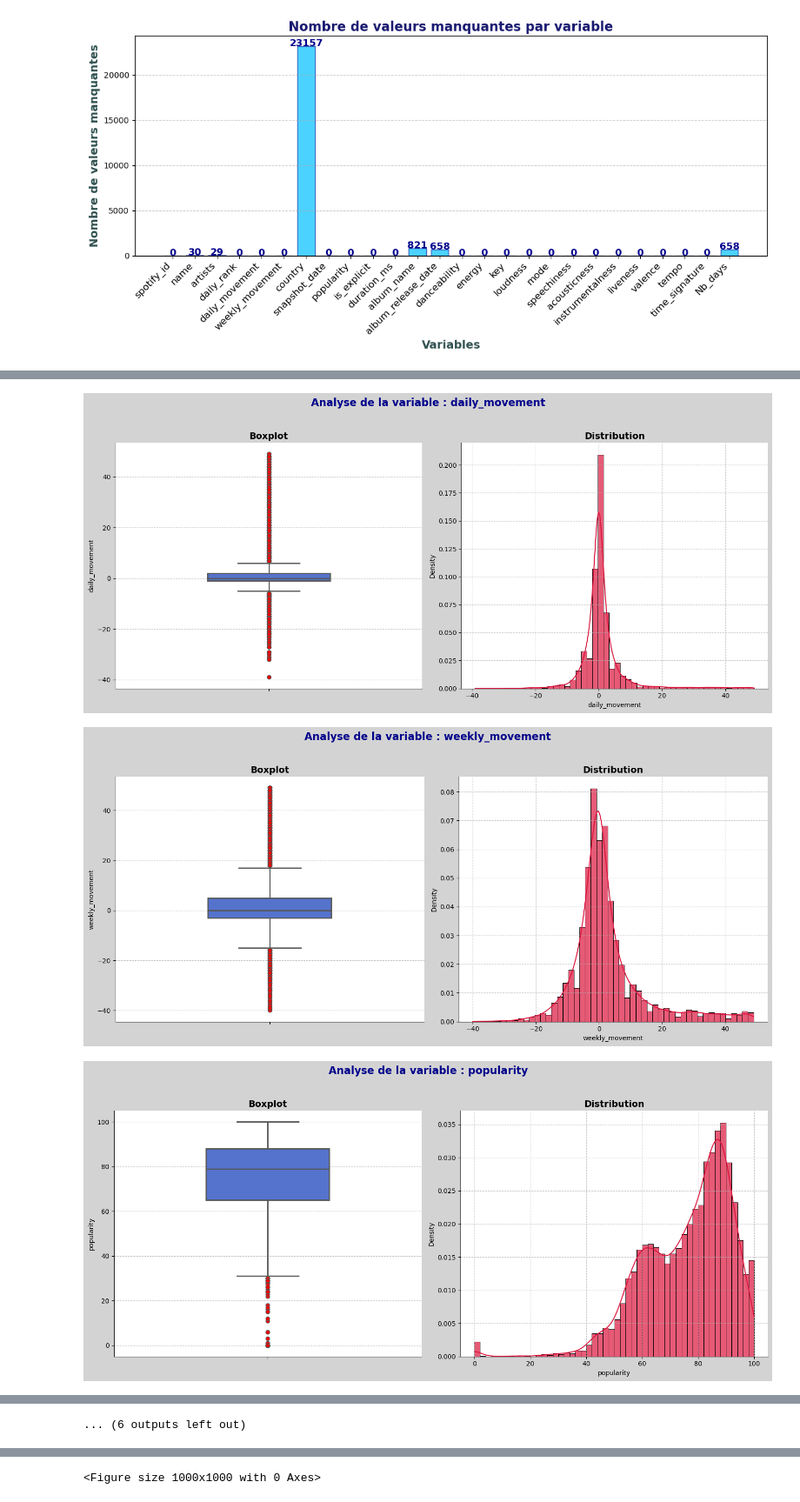
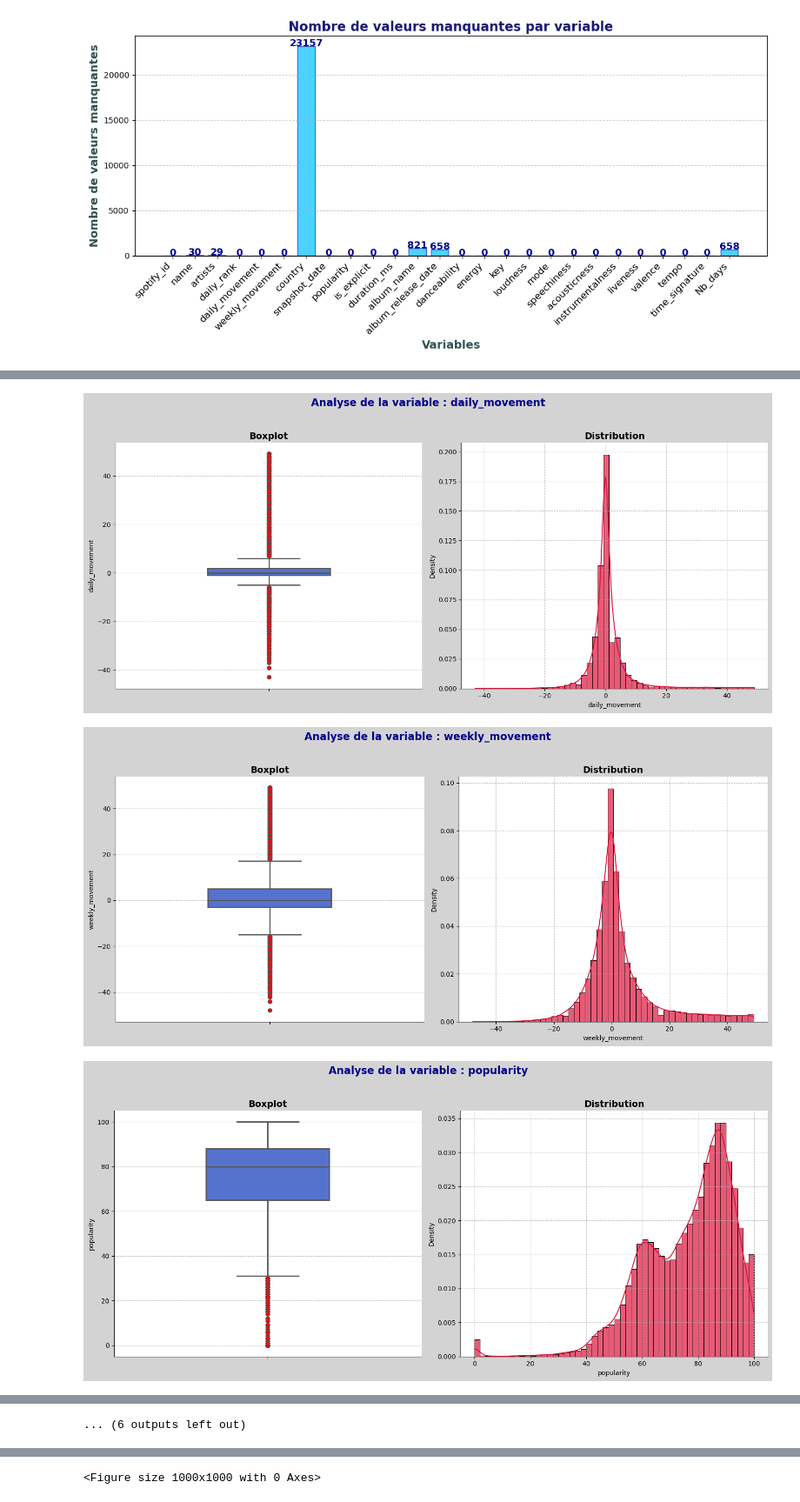
Before and after one commit to Elouan-Michy/Regression-lineaire, a Jupyter notebook: Base_spotify_pandas-Copy11.ipynb, the cells around one changed output, grey strips where cells are left out. Shown at 87% size. Saved outputs shown, nothing was run; the diff lists cells and outputs as text; code cells hidden in the pictures.

```diff
--- a/Base_spotify_pandas-Copy11.ipynb
+++ b/Base_spotify_pandas-Copy11.ipynb
@@ -205,7 +218,7 @@ Base["country"] = Base["country"].fillna("WW")
 # Fixer la graine pour les résultats reproductibles
 np.random.seed(42)
 
-N_experience = 10000  # Nombre d'échantillons
+N_experience = 50000  # Nombre d'échantillons
 
 # Sélection des variables quantitatives
 Base_numeric = Base.select_dtypes(include=['int64', 'float64'])
@@ -272,3 +285,3 @@ for i in range(p_num):
-[figure, old version]
+[figure, new version]
-[figure, old version]
+[figure, new version]
-[figure, old version]
+[figure, new version]
```
Also changed, not shown: parts of 53 cells of this notebook.
